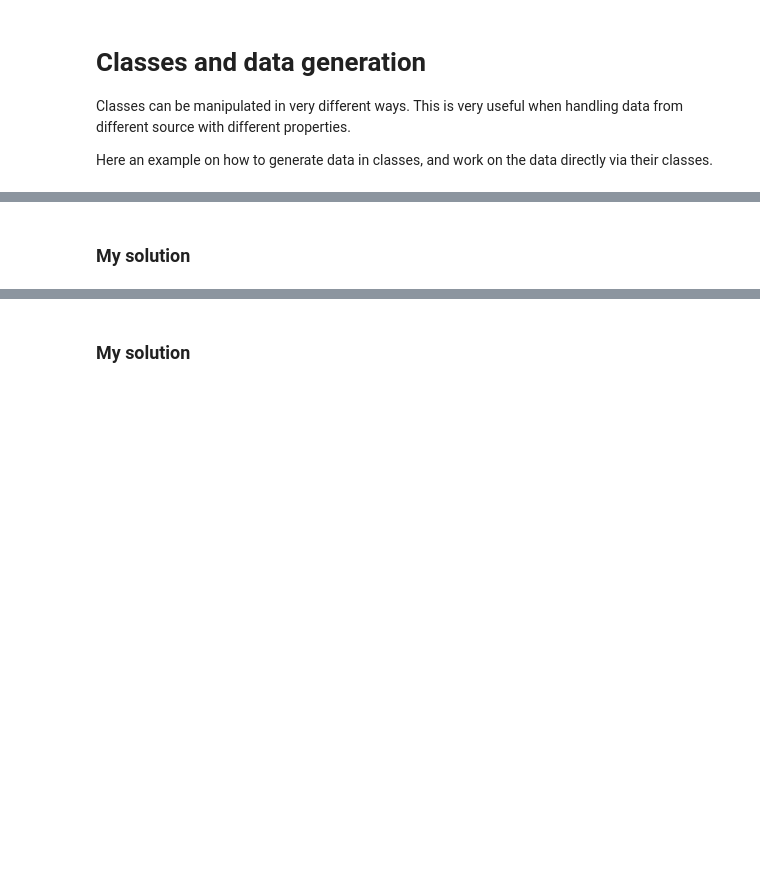
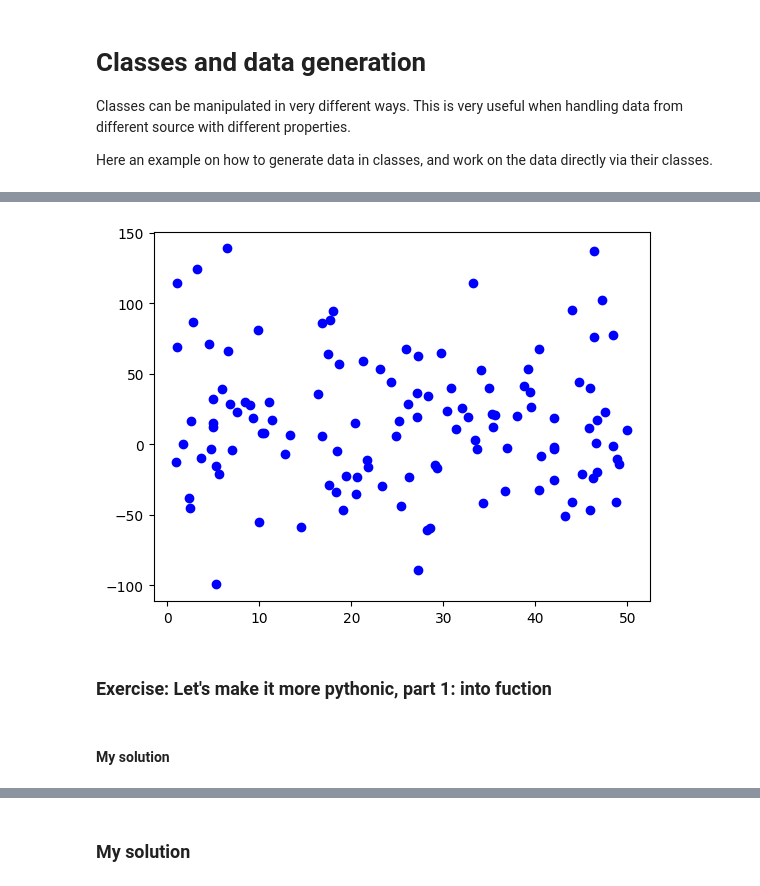
Before and after one commit to EnricoRiccardi/MOD550, a Jupyter notebook: src/notebooks/Data_generation_and_classes.ipynb, the cells around one changed output, grey strips where cells are left out. Drawn from its saved outputs; the diff is of its cells as text; code cells hidden in the pictures; blank space fills up the shorter version.

```diff
--- a/src/notebooks/Data_generation_and_classes.ipynb
+++ b/src/notebooks/Data_generation_and_classes.ipynb
@@ -16,2 +29,24 @@ mse_numpy.py                       mse_scaling.py
+# %%
+# 2D data around a line
+import numpy as np
+import matplotlib.pyplot as plt
+
+n_random_points = 123
+noise = 50
+
+# Make 'perfect' data
+true_slope,  true_intercept = 0, 5
+y = true_slope * x + true_intercept
+
+# Add noise
+y += np.random.randn(n_random_points) * noise
+
+# Plot all
+plt.scatter(x, y, color='blue', label='Data Points')
+plt.show()
+# %% [output]
+[figure, added]
 # %% [markdown]
-### My solution
+### Exercise: Let's make it more pythonic, part 1: into fuction
+# %% [markdown]
+#### My solution
```
Also changed, not shown: parts of 18 cells of this notebook.
